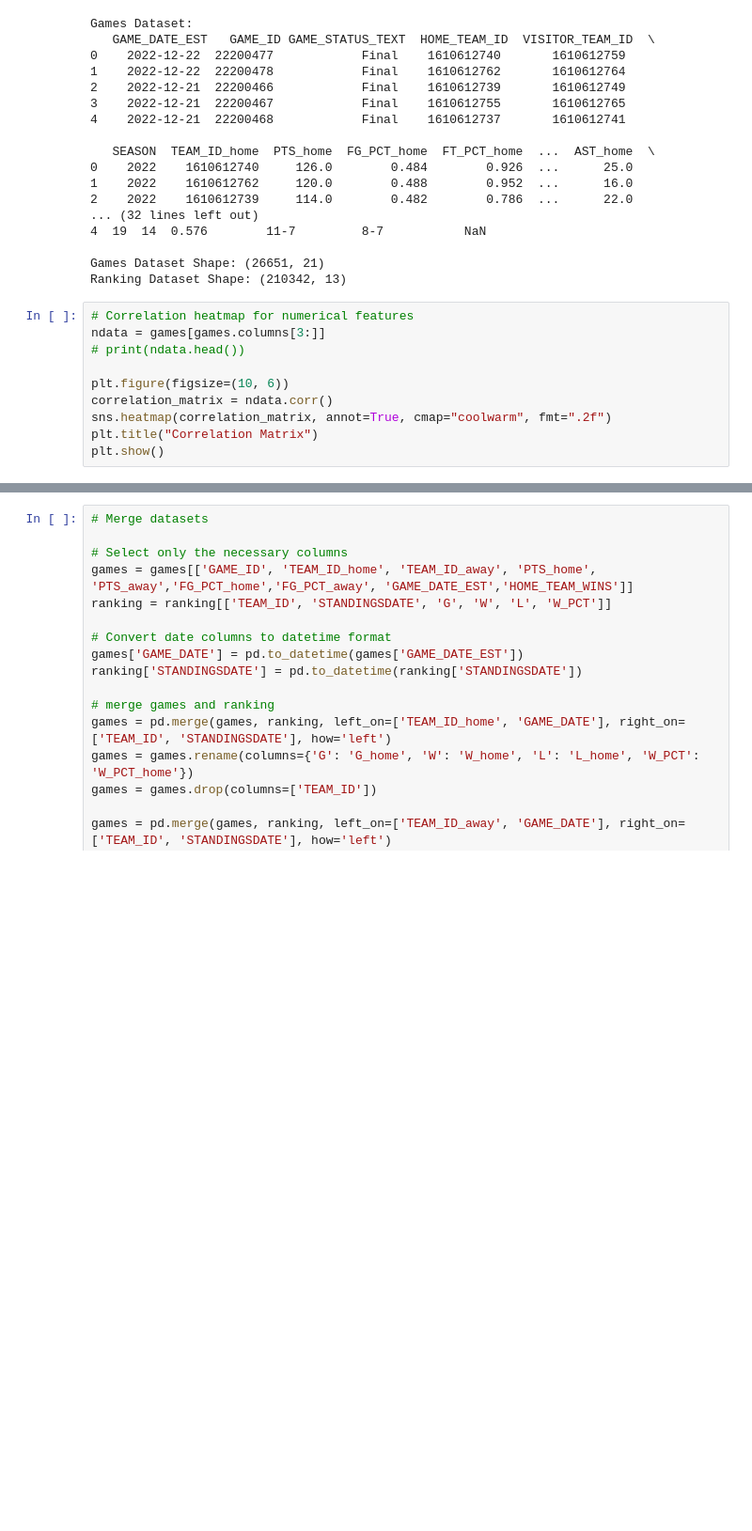
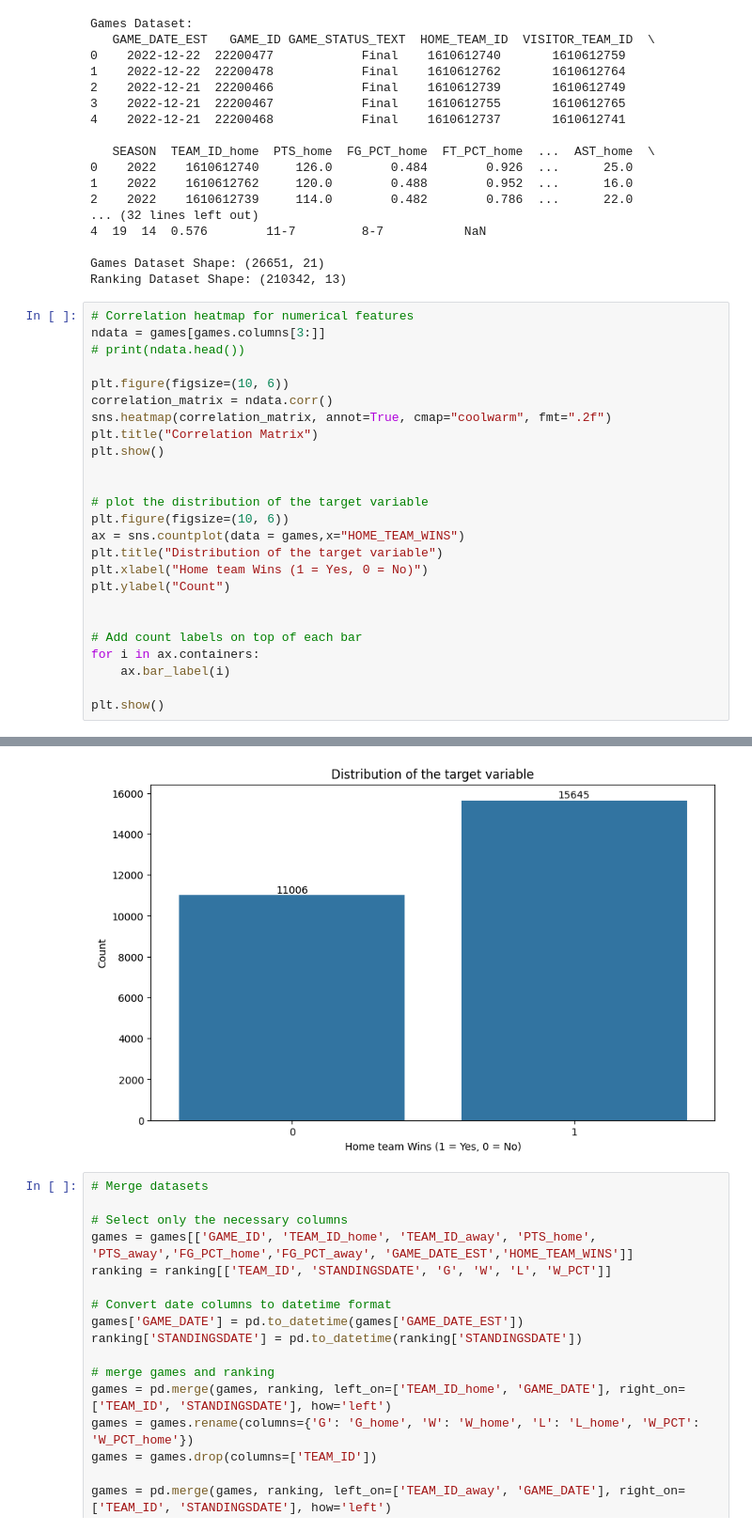
Before and after one commit to zahra-ynp/Intro-to-ML-Project, a Jupyter notebook: main.ipynb, the cells around one changed output, grey strips where cells are left out. Shown: that part at 94% size. Drawn from its saved outputs; the diff is of its cells as text; blank space fills up the shorter version.

```diff
--- a/main.ipynb
+++ b/main.ipynb
@@ -48,15 +48,31 @@ Ranking Dataset Shape: (210342, 13)
 # %%
 # Correlation heatmap for numerical features
 ndata = games[games.columns[3:]]
 # print(ndata.head())
 
 plt.figure(figsize=(10, 6))
 correlation_matrix = ndata.corr()
 sns.heatmap(correlation_matrix, annot=True, cmap="coolwarm", fmt=".2f")
 plt.title("Correlation Matrix")
 plt.show()
+
+
+# plot the distribution of the target variable
+plt.figure(figsize=(10, 6))
+ax = sns.countplot(data = games,x="HOME_TEAM_WINS")
+plt.title("Distribution of the target variable")
+plt.xlabel("Home team Wins (1 = Yes, 0 = No)")
+plt.ylabel("Count")
+
+
+# Add count labels on top of each bar
+for i in ax.containers:
+    ax.bar_label(i)
+
+plt.show()
 # %% [output]
 [figure]
+[figure, added]
 # %%
 # Merge datasets
 
```
Also changed, not shown: parts of 2 cells of this notebook.
